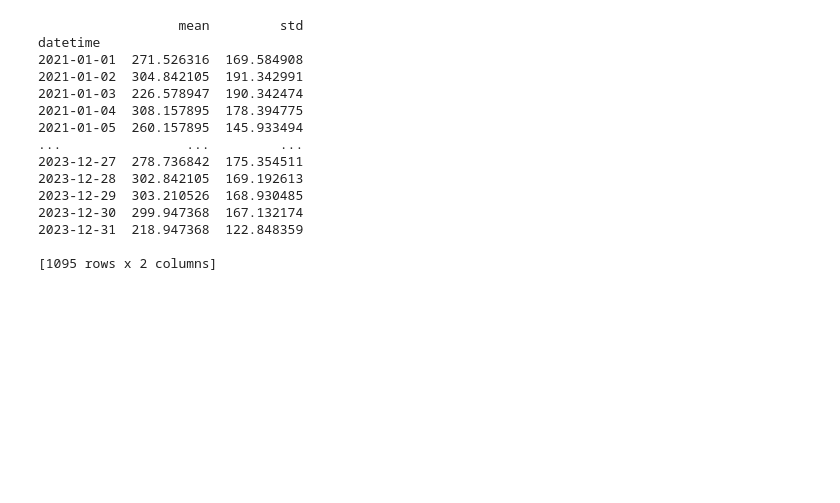
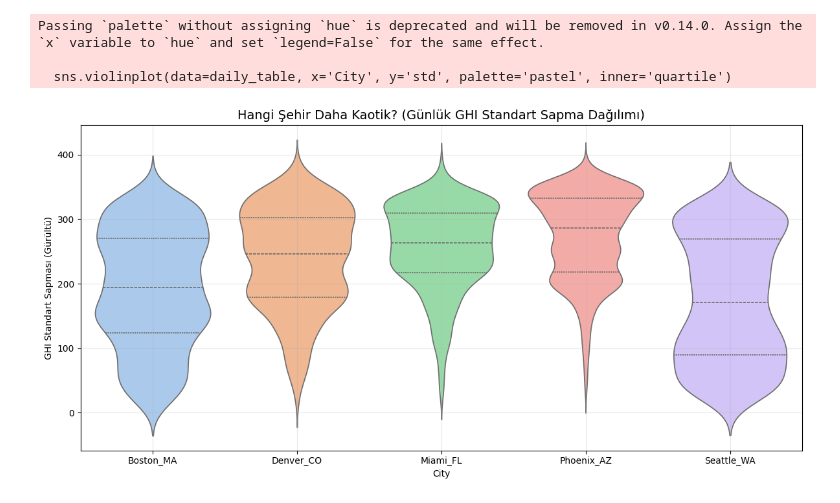
Before and after one commit to MelihKotman/Solar-Forecasting-XAI, a Jupyter notebook: notebooks/02_03_eda_analysis.ipynb, the cells around one changed output. Drawn from its saved outputs; the diff is of its cells as text; code cells hidden in the pictures; blank space fills up the shorter version.

```diff
--- a/notebooks/02_03_eda_analysis.ipynb
+++ b/notebooks/02_03_eda_analysis.ipynb
@@ -56,32 +104,23 @@ Eski satır: 52560, Gündüz satır: 26558
 # %%
 # Günlük Gürültü Skorunu Bulma (Daily Volatility)
 # Her günü GHI bazında ortalama ve standart sapmasını bulan tablo oluşturma
-day_df['datetime'] = pd.to_datetime(
-    day_df[['Year','Month','Day','Hour','Minute']].rename(columns={'Year':'year',
-                                                                  'Month':'month',
-                                                                  'Day':'day',
-                                                                  'Hour': 'hour',
-                                                                  'Minute':'minute'}))
+# Günlük tablomuza City kolonunu da ekleyerek grupluyoruz
+day_df['date'] = day_df.index.date
+daily_table = day_df.groupby(['City', 'date'])['GHI'].agg(['mean', 'std']).dropna().reset_index()
 
-day_df = day_df.set_index('datetime')
-
-daily_table = day_df.resample('D')['GHI'].agg(['mean', 'std'])
-print(daily_table)
+# Şehirlerin Gürültü (Std) Karşılaştırması - Keman Grafiği (Violin Plot)
+plt.figure(figsize=(12, 6))
+sns.violinplot(data=daily_table, x='City', y='std', palette='pastel', inner='quartile')
+plt.title('Hangi Şehir Daha Kaotik? (Günlük GHI Standart Sapma Dağılımı)', fontsize=14)
+plt.ylabel('GHI Standart Sapması (Gürültü)')
+plt.grid(alpha=0.3)
+plt.tight_layout()
+plt.savefig('../outputs/plots/daily_volatility.pdf')
+plt.show()
 # %% [output]
-                  mean         std
-datetime
-2021-01-01  271.526316  169.584908
-2021-01-02  304.842105  191.342991
-2021-01-03  226.578947  190.342474
-2021-01-04  308.157895  178.394775
-2021-01-05  260.157895  145.933494
-...                ...         ...
-2023-12-27  278.736842  175.354511
-2023-12-28  302.842105  169.192613
-2023-12-29  303.210526  168.930485
-2023-12-30  299.947368  167.132174
-2023-12-31  218.947368  122.848359
+Passing `palette` without assigning `hue` is deprecated and will be removed in v0.14.0. Assign the `x` variable to `hue` and set `legend=False` for the same effect.
 
-[1095 rows x 2 columns]
+  sns.violinplot(data=daily_table, x='City', y='std', palette='pastel', inner='quartile')
+[figure, added]
 # %%
 # En düşük çıkan yaz günü ile en yüksek çıkan bahar günün GHI karşılaştırması
```
Also changed, not shown: parts of 9 cells of this notebook, 16 other files.
